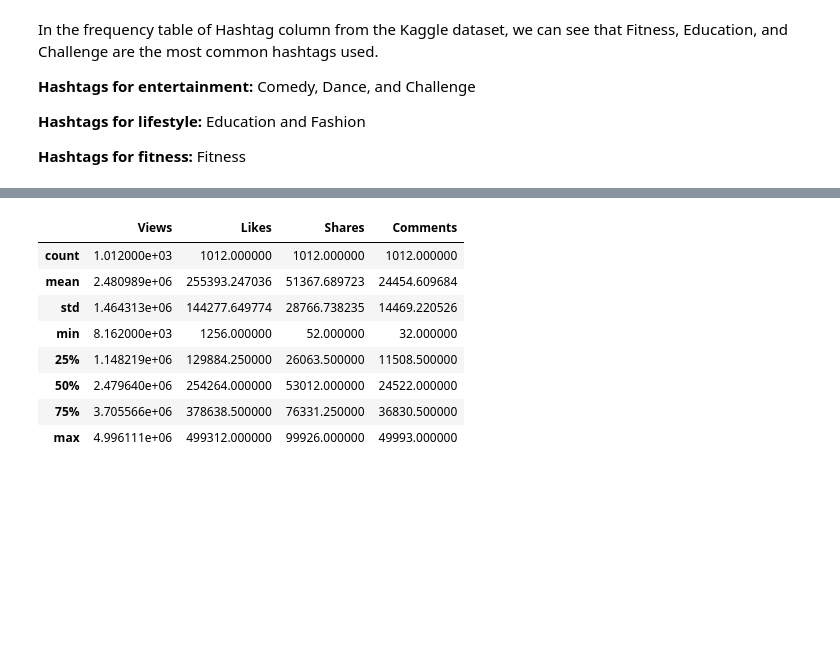
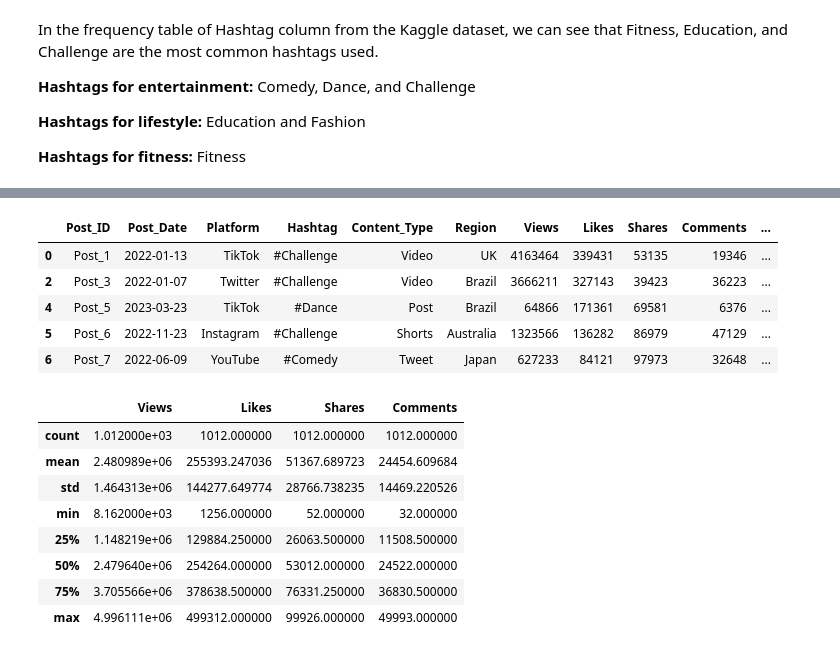
Before and after one commit to Diveesha909/Creatyourcontent, a Jupyter notebook: EDAforphase1.ipynb, the cells around one changed output, grey strips where cells are left out. Cells and saved outputs as stored; diff of their text form; code cells hidden in the pictures; blank space fills up the shorter version.

```diff
--- a/EDAforphase1.ipynb
+++ b/EDAforphase1.ipynb
@@ -163,3 +145,12 @@ print(kaggle_df_entertainment.head())
+# %%
+kaggle_df_entertainment.head()
+# %% [output]
+|  | Post_ID | Post_Date | Platform | Hashtag | Content_Type | Region | Views | Likes | Shares | Comments | ... |
+| 0 | Post_1 | 2022-01-13 | TikTok | #Challenge | Video | UK | 4163464 | 339431 | 53135 | 19346 | ... |
+| 2 | Post_3 | 2022-01-07 | Twitter | #Challenge | Video | Brazil | 3666211 | 327143 | 39423 | 36223 | ... |
+| 4 | Post_5 | 2023-03-23 | TikTok | #Dance | Post | Brazil | 64866 | 171361 | 69581 | 6376 | ... |
+| 5 | Post_6 | 2022-11-23 | Instagram | #Challenge | Shorts | Australia | 1323566 | 136282 | 86979 | 47129 | ... |
+| 6 | Post_7 | 2022-06-09 | YouTube | #Comedy | Tweet | Japan | 627233 | 84121 | 97973 | 32648 | ... |
 # %%
 kaggle_df_lifestyle.describe()
 # %% [output]
```
Also changed, not shown: parts of 17 cells of this notebook.
